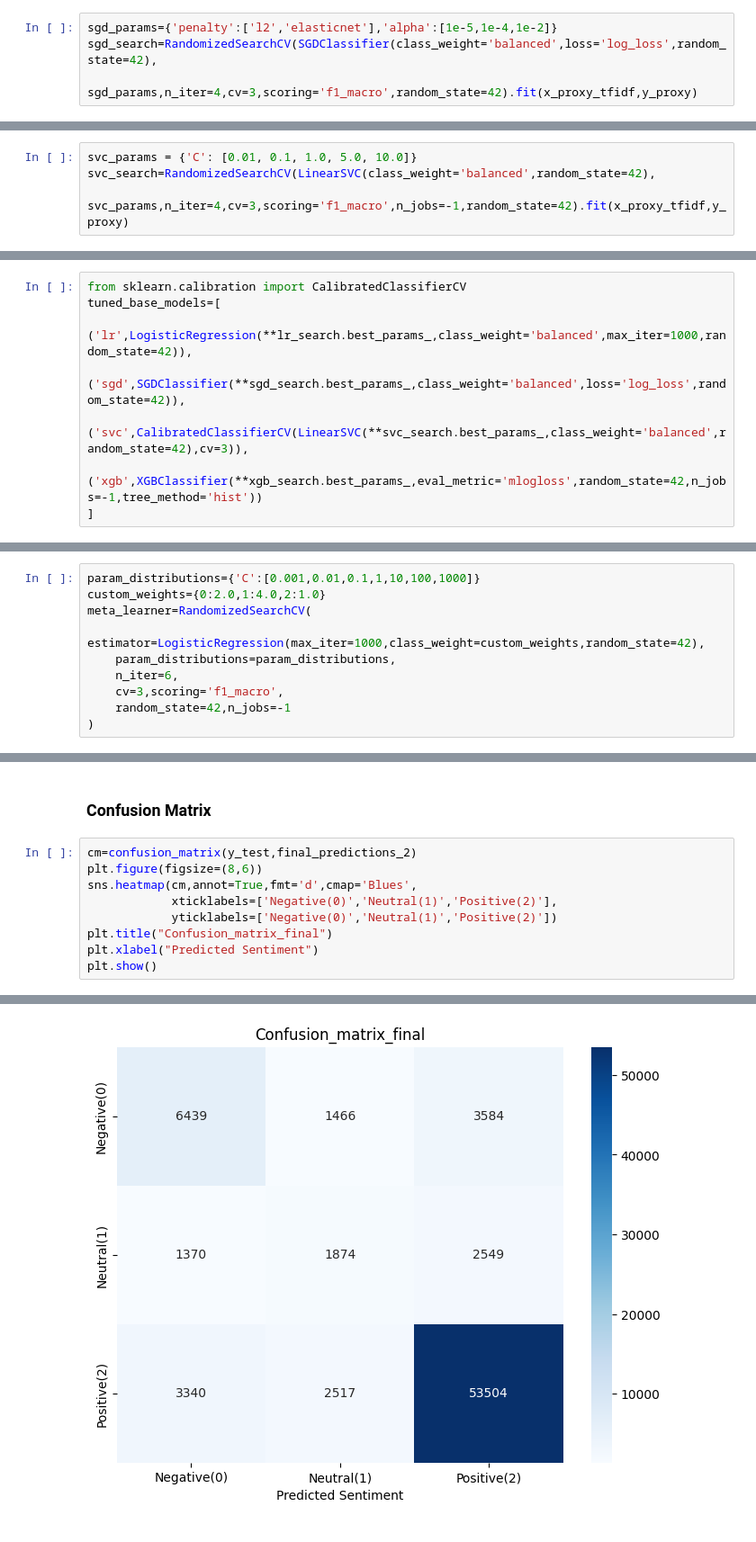
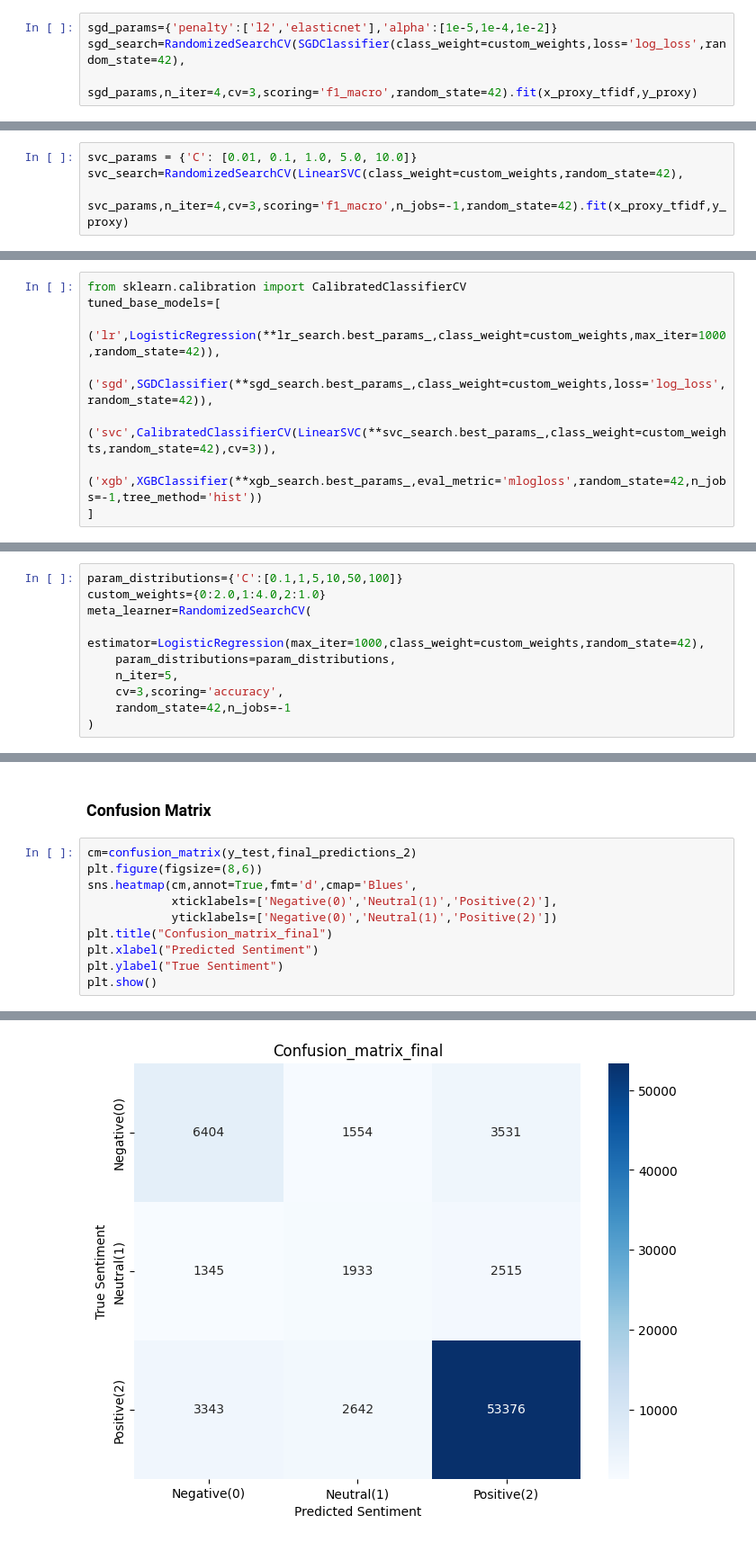
Before and after one commit to Mahaselvi/amazon-fine-foods-sentiment, a Jupyter notebook: Amazon_reviews.ipynb, the cells around one changed output, grey strips where cells are left out. Shown at 90% size. Cells and saved outputs as stored; diff of their text form.

```diff
--- a/Amazon_reviews.ipynb
+++ b/Amazon_reviews.ipynb
@@ -414,7 +418,7 @@ elasticent=combination of both l1 and l2'''
 'penalty:\nl2=shrinks all features to keep then smaller but keeps every features\nl1=makes importance score of weak useless features directly into 0\nelasticent=combination of both l1 and l2'
 # %%
 sgd_params={'penalty':['l2','elasticnet'],'alpha':[1e-5,1e-4,1e-2]}
-sgd_search=RandomizedSearchCV(SGDClassifier(class_weight='balanced',loss='log_loss',random_state=42),
+sgd_search=RandomizedSearchCV(SGDClassifier(class_weight=custom_weights,loss='log_loss',random_state=42),
                               sgd_params,n_iter=4,cv=3,scoring='f1_macro',random_state=42).fit(x_proxy_tfidf,y_proxy)
 # %%
 print("Best parameters: ",sgd_search.best_params_)
@@ -424,7 +428,7 @@ Best parameters:  {'penalty': 'elasticnet', 'alpha': 1e-05}
 ### Linear SVC
 # %%
 svc_params = {'C': [0.01, 0.1, 1.0, 5.0, 10.0]}
-svc_search=RandomizedSearchCV(LinearSVC(class_weight='balanced',random_state=42),
+svc_search=RandomizedSearchCV(LinearSVC(class_weight=custom_weights,random_state=42),
                               svc_params,n_iter=4,cv=3,scoring='f1_macro',n_jobs=-1,random_state=42).fit(x_proxy_tfidf,y_proxy)
 # %%
 print("Best parameters:",svc_search.best_params_)
@@ -455,9 +461,9 @@ Best parameters: {'subsample': 1.0, 'n_estimators': 100, 'max_depth': 8, 'learni
 # %%
 from sklearn.calibration import CalibratedClassifierCV
 tuned_base_models=[
-    ('lr',LogisticRegression(**lr_search.best_params_,class_weight='balanced',max_iter=1000,random_state=42)),
-    ('sgd',SGDClassifier(**sgd_search.best_params_,class_weight='balanced',loss='log_loss',random_state=42)),
-    ('svc',CalibratedClassifierCV(LinearSVC(**svc_search.best_params_,class_weight='balanced',random_state=42),cv=3)),
+    ('lr',LogisticRegression(**lr_search.best_params_,class_weight=custom_weights,max_iter=1000,random_state=42)),
+    ('sgd',SGDClassifier(**sgd_search.best_params_,class_weight=custom_weights,loss='log_loss',random_state=42)),
+    ('svc',CalibratedClassifierCV(LinearSVC(**svc_search.best_params_,class_weight=custom_weights,random_state=42),cv=3)),
     ('xgb',XGBClassifier(**xgb_search.best_params_,eval_metric='mlogloss',random_state=42,n_jobs=-1,tree_method='hist'))
 ]
 # %% [markdown]
@@ -496,13 +501,13 @@ Loaded sgd successfully
 Loaded svc successfully
 Loaded xgb successfully
 # %%
-param_distributions={'C':[0.001,0.01,0.1,1,10,100,1000]}
+param_distributions={'C':[0.1,1,5,10,50,100]}
 custom_weights={0:2.0,1:4.0,2:1.0}
 meta_learner=RandomizedSearchCV(
     estimator=LogisticRegression(max_iter=1000,class_weight=custom_weights,random_state=42),
     param_distributions=param_distributions,
-    n_iter=6,
-    cv=3,scoring='f1_macro',
+    n_iter=5,
+    cv=3,scoring='accuracy',
     random_state=42,n_jobs=-1
 )
 # %%
@@ -537,5 +542,6 @@ sns.heatmap(cm,annot=True,fmt='d',cmap='Blues',
             yticklabels=['Negative(0)','Neutral(1)','Positive(2)'])
 plt.title("Confusion_matrix_final")
 plt.xlabel("Predicted Sentiment")
+plt.ylabel("True Sentiment")
 plt.show()
 # %% [output]
@@ -543 +548 @@ Text(0.5, 36.72222222222221, 'Predicted Sentiment')
-[figure, old version]
+[figure, new version]
```
Also changed, not shown: parts of 9 cells of this notebook.
